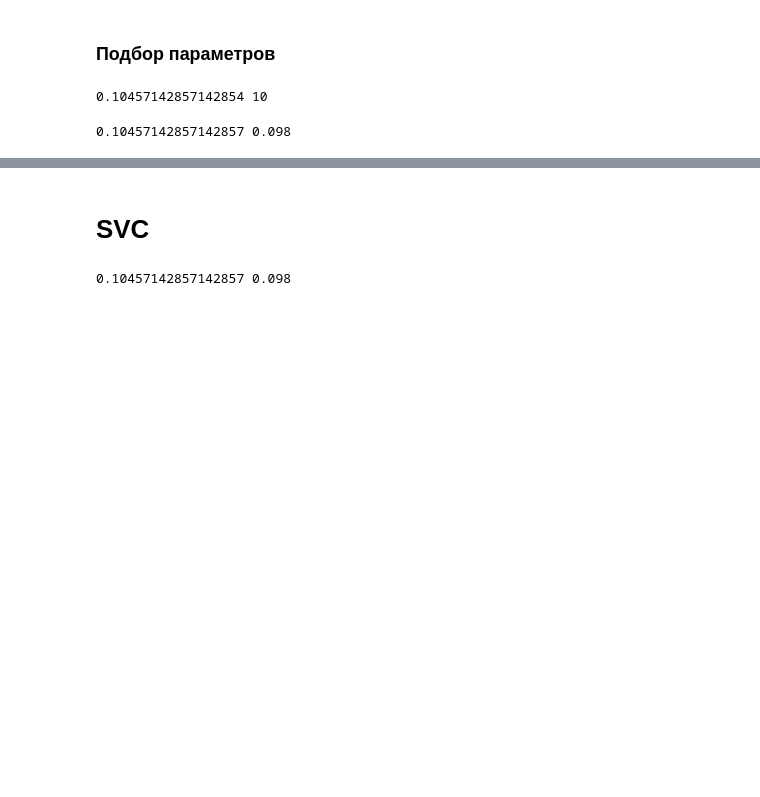
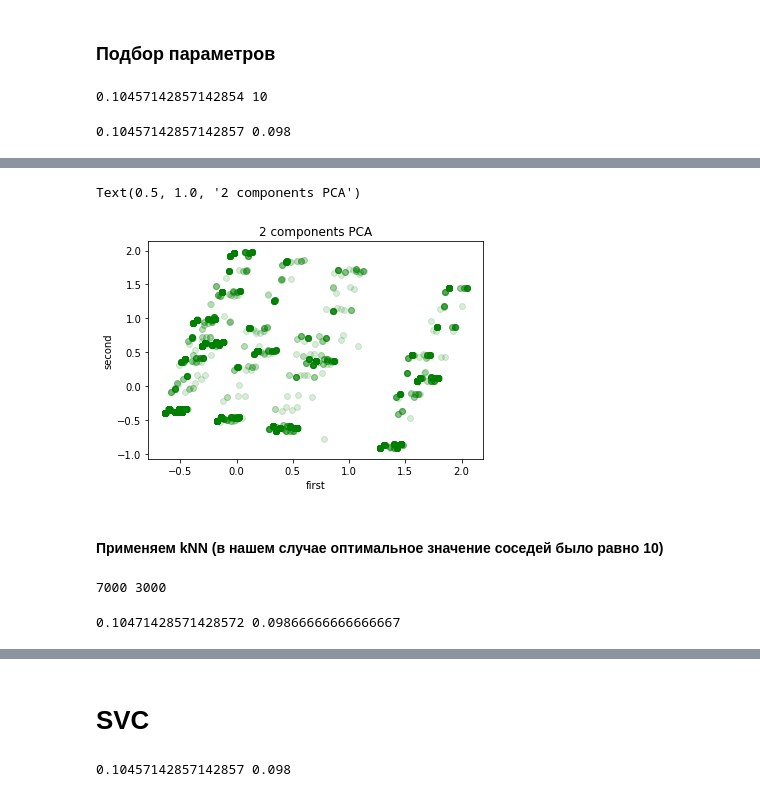
Before and after one commit to RodionovF/Machine_Learning_UNN, a Jupyter notebook: accidents_from_2005_to_2007.ipynb, the cells around one changed output, grey strips where cells are left out. Cells and saved outputs as stored; diff of their text form; code cells hidden in the pictures; blank space fills up the shorter version.

```diff
--- a/accidents_from_2005_to_2007.ipynb
+++ b/accidents_from_2005_to_2007.ipynb
@@ -934,0 +949,4 @@ print(err_train, err_test)
+# %%
+pca = PCA(n_components = 2)
+pcaDuo = pca.fit_transform(X)
+pcaDuo
@@ -934,0 +961,31 @@ print(err_train, err_test)
+# %%
+plt.scatter(pcaDuo[:,0], pcaDuo[:,1], color = 'green', alpha = .15)
+
+plt.xlabel('first')
+plt.ylabel('second')
+plt.title('2 components PCA')
+# %% [output]
+Text(0.5, 1.0, '2 components PCA')
+[figure, added]
+# %% [markdown]
+#### Применяем kNN (в нашем случае оптимальное значение соседей было равно 10)
+# %%
+from sklearn.model_selection import train_test_split
+X_train, X_test, y_train, y_test = train_test_split(pcaDuo, y, test_size = 0.3, random_state = 42)
+
+N_train, _ = X_train.shape
+N_test,  _ = X_test.shape
+
+print(N_train, N_test)
+# %% [output]
+7000 3000
+# %%
+from sklearn.neighbors import KNeighborsClassifier
+knn = KNeighborsClassifier(n_neighbors = 10).fit(X_train, y_train)
+
+err_train = np.mean(y_train != knn.predict(X_train))
+err_test  = np.mean(y_test  != knn.predict(X_test))
+
+print(err_train, err_test)
+# %% [output]
+0.10471428571428572 0.09866666666666667
```
Also changed, not shown: parts of 18 cells of this notebook.
